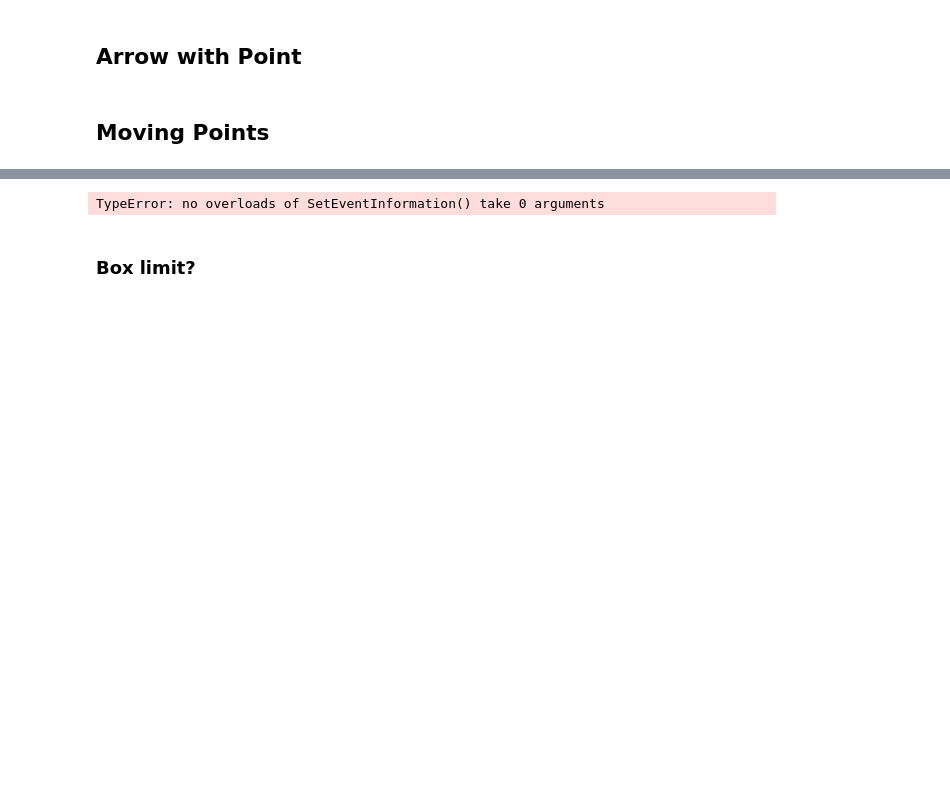
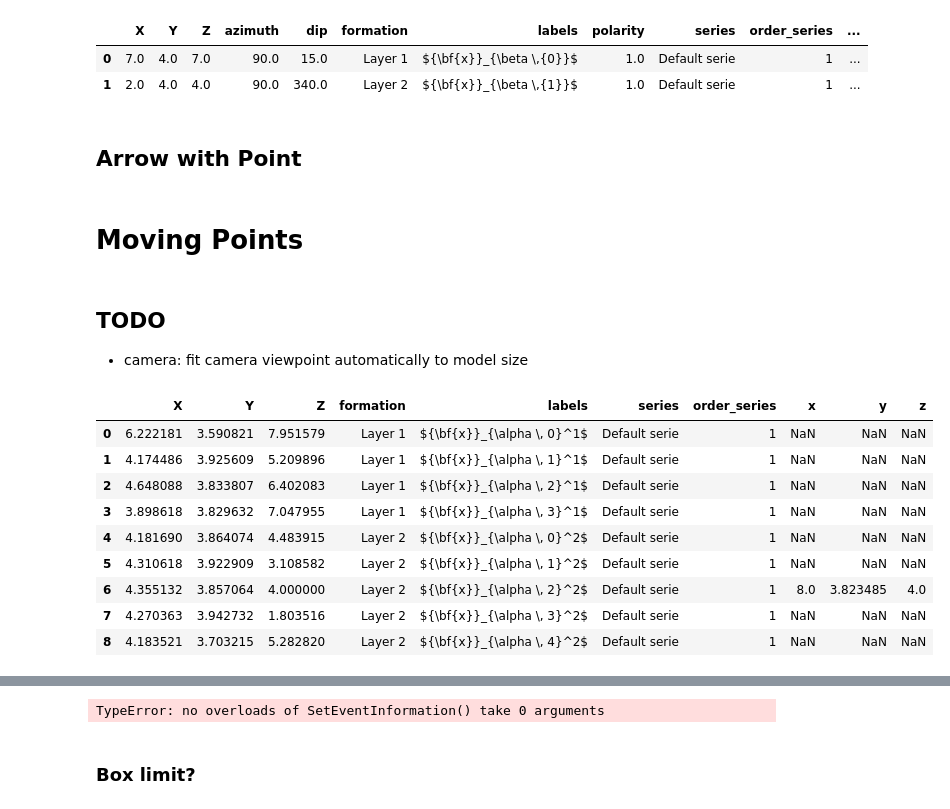
Before and after one commit to nre-aachen/gempy, a Jupyter notebook: Prototype Notebook/Visualization.ipynb, the cells around one changed output, grey strips where cells are left out. Cells and saved outputs as stored; diff of their text form; code cells hidden in the pictures; blank space fills up the shorter version.

Commit message:
vtkEditor notebook for basic 3d model visualization and interface points modification

```diff
--- a/Prototype Notebook/Visualization.ipynb
+++ b/Prototype Notebook/Visualization.ipynb
@@ -91,3 +104,9 @@ GeMpy.set_foliations(geo_data,  pn.DataFrame(
+# %%
+geo_data.foliations
+# %% [output]
+|  | X | Y | Z | azimuth | dip | formation | labels | polarity | series | order_series | ... |
+| 0 | 7.0 | 4.0 | 7.0 | 90.0 | 15.0 | Layer 1 | ${\bf{x}}_{\beta \,{0}}$ | 1.0 | Default serie | 1 | ... |
+| 1 | 2.0 | 4.0 | 4.0 | 90.0 | 340.0 | Layer 2 | ${\bf{x}}_{\beta \,{1}}$ | 1.0 | Default serie | 1 | ... |
 # %% [markdown]
 ## Arrow with Point
 # %%
@@ -323,4 +342,21 @@ del renWin, iren
 # %%
 renderer.SetBackground?
 # %% [markdown]
-## Moving Points
+# Moving Points
+# %% [markdown]
+## TODO
+
+* camera: fit camera viewpoint automatically to model size
+# %%
+geo_data.interfaces
+# %% [output]
+|  | X | Y | Z | formation | labels | series | order_series | x | y | z |
+| 0 | 6.222181 | 3.590821 | 7.951579 | Layer 1 | ${\bf{x}}_{\alpha \, 0}^1$ | Default serie | 1 | NaN | NaN | NaN |
+| 1 | 4.174486 | 3.925609 | 5.209896 | Layer 1 | ${\bf{x}}_{\alpha \, 1}^1$ | Default serie | 1 | NaN | NaN | NaN |
+| 2 | 4.648088 | 3.833807 | 6.402083 | Layer 1 | ${\bf{x}}_{\alpha \, 2}^1$ | Default serie | 1 | NaN | NaN | NaN |
+| 3 | 3.898618 | 3.829632 | 7.047955 | Layer 1 | ${\bf{x}}_{\alpha \, 3}^1$ | Default serie | 1 | NaN | NaN | NaN |
+| 4 | 4.181690 | 3.864074 | 4.483915 | Layer 2 | ${\bf{x}}_{\alpha \, 0}^2$ | Default serie | 1 | NaN | NaN | NaN |
+| 5 | 4.310618 | 3.922909 | 3.108582 | Layer 2 | ${\bf{x}}_{\alpha \, 1}^2$ | Default serie | 1 | NaN | NaN | NaN |
+| 6 | 4.355132 | 3.857064 | 4.000000 | Layer 2 | ${\bf{x}}_{\alpha \, 2}^2$ | Default serie | 1 | 8.0 | 3.823485 | 4.0 |
+| 7 | 4.270363 | 3.942732 | 1.803516 | Layer 2 | ${\bf{x}}_{\alpha \, 3}^2$ | Default serie | 1 | NaN | NaN | NaN |
+| 8 | 4.183521 | 3.703215 | 5.282820 | Layer 2 | ${\bf{x}}_{\alpha \, 4}^2$ | Default serie | 1 | NaN | NaN | NaN |
```
Also changed, not shown: parts of 9 cells of this notebook, 2 other files.
